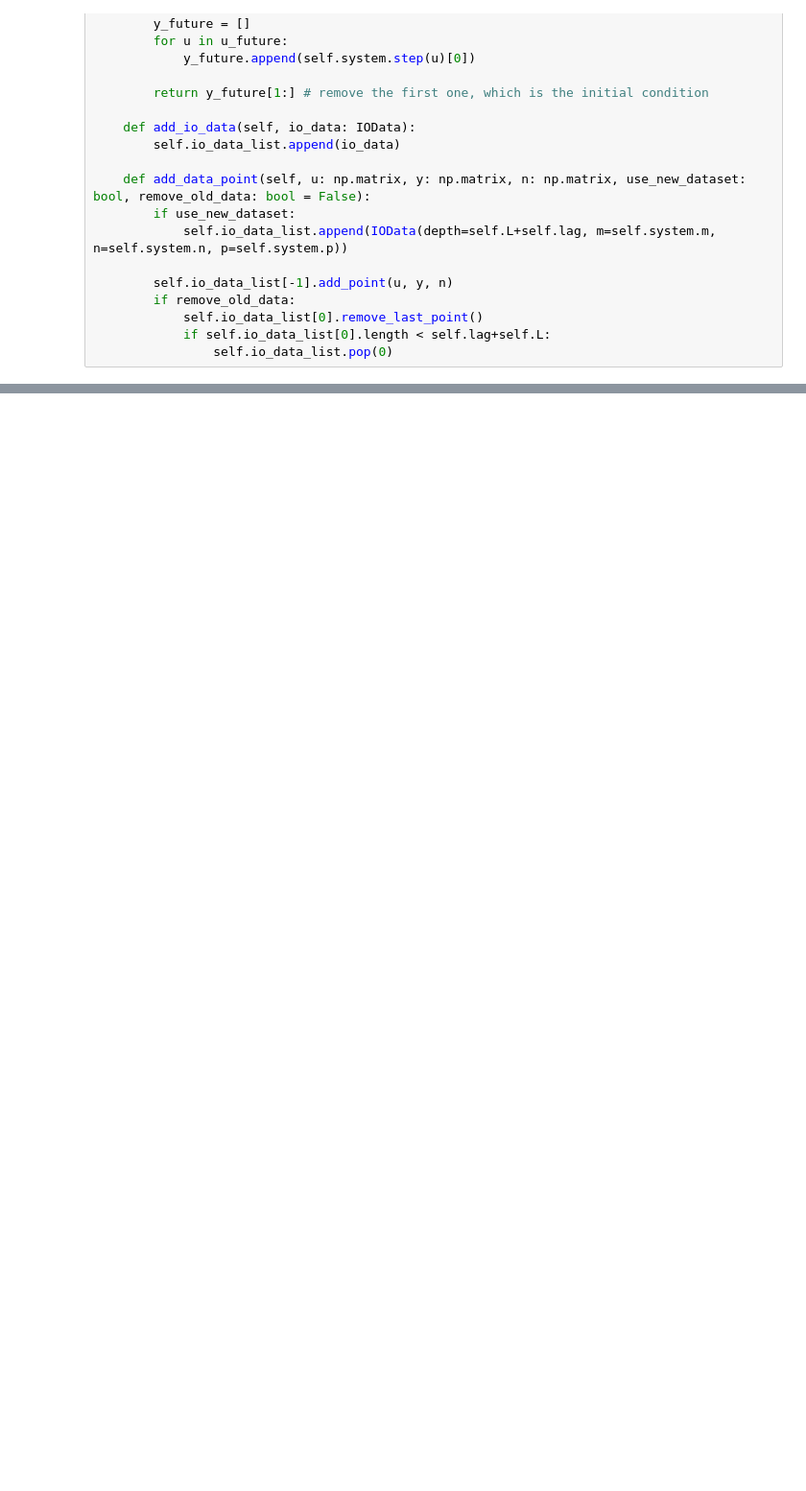
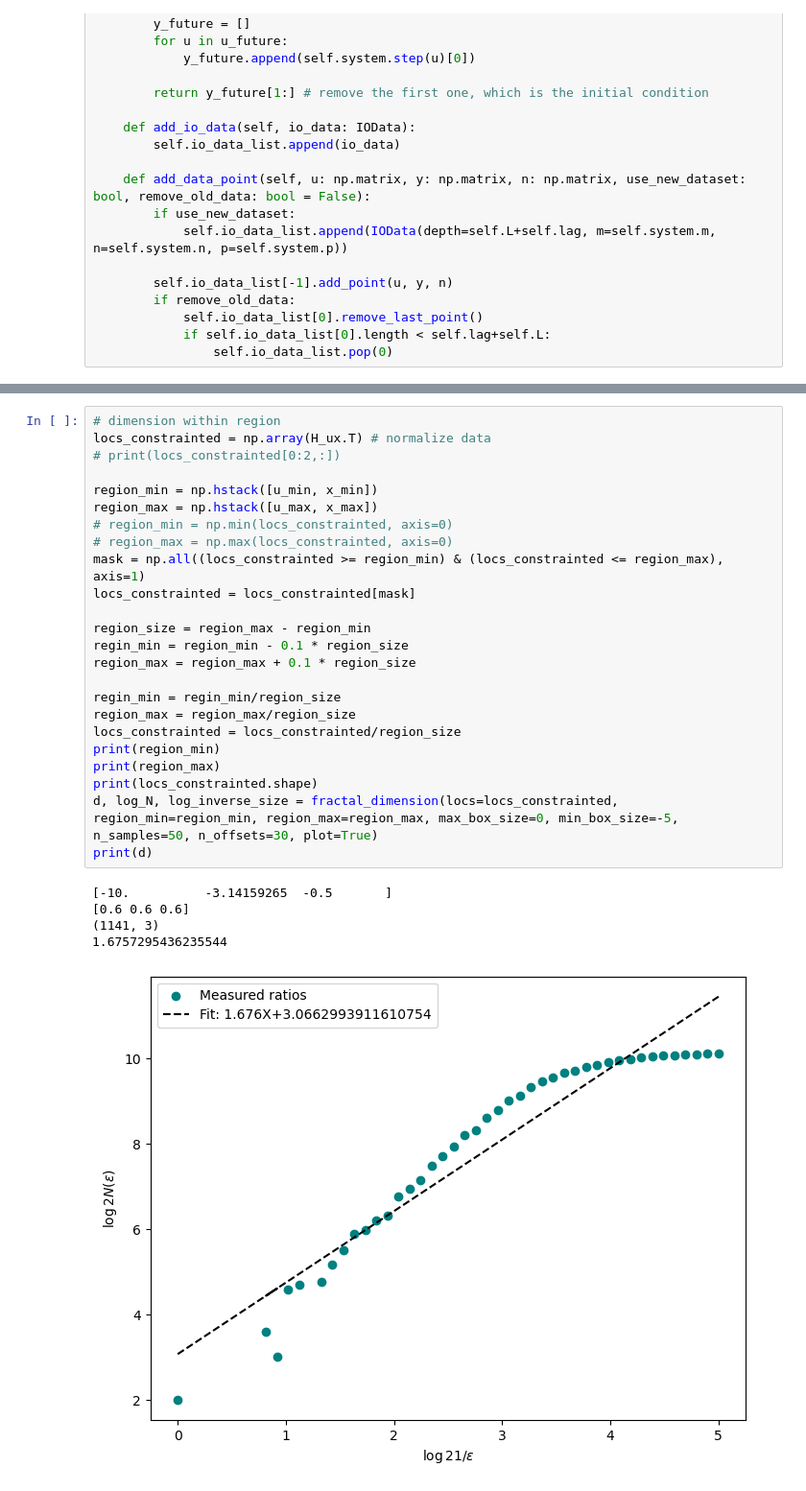
Before and after one commit to HuangYujun-JunkyTalent/DataDrivenSafetyFilter, a Jupyter notebook: double_integrator_test.ipynb, the cells around one changed output, grey strips where cells are left out. Shown at 96% size. Drawn from its saved outputs; the diff is of its cells as text; blank space fills up the shorter version.

```diff
--- a/double_integrator_test.ipynb
+++ b/double_integrator_test.ipynb
@@ -368,0 +370,30 @@ print(d)
+# %%
+# dimension within region
+locs_constrainted = np.array(H_ux.T) # normalize data
+# print(locs_constrainted[0:2,:])
+
+region_min = np.hstack([u_min, x_min])
+region_max = np.hstack([u_max, x_max])
+# region_min = np.min(locs_constrainted, axis=0)
+# region_max = np.max(locs_constrainted, axis=0)
+mask = np.all((locs_constrainted >= region_min) & (locs_constrainted <= region_max), axis=1)
+locs_constrainted = locs_constrainted[mask]
+
+region_size = region_max - region_min
+regin_min = region_min - 0.1 * region_size
+region_max = region_max + 0.1 * region_size
+
+regin_min = regin_min/region_size
+region_max = region_max/region_size
+locs_constrainted = locs_constrainted/region_size
+print(region_min)
+print(region_max)
+print(locs_constrainted.shape)
+d, log_N, log_inverse_size = fractal_dimension(locs=locs_constrainted, region_min=region_min, region_max=region_max, max_box_size=0, min_box_size=-5, n_samples=50, n_offsets=30, plot=True)
+print(d)
+# %% [output]
+[-10.          -3.14159265  -0.5       ]
+[0.6 0.6 0.6]
+(1141, 3)
+1.6757295436235544
+[figure, added]
```
Also changed, not shown: parts of 7 cells of this notebook.
